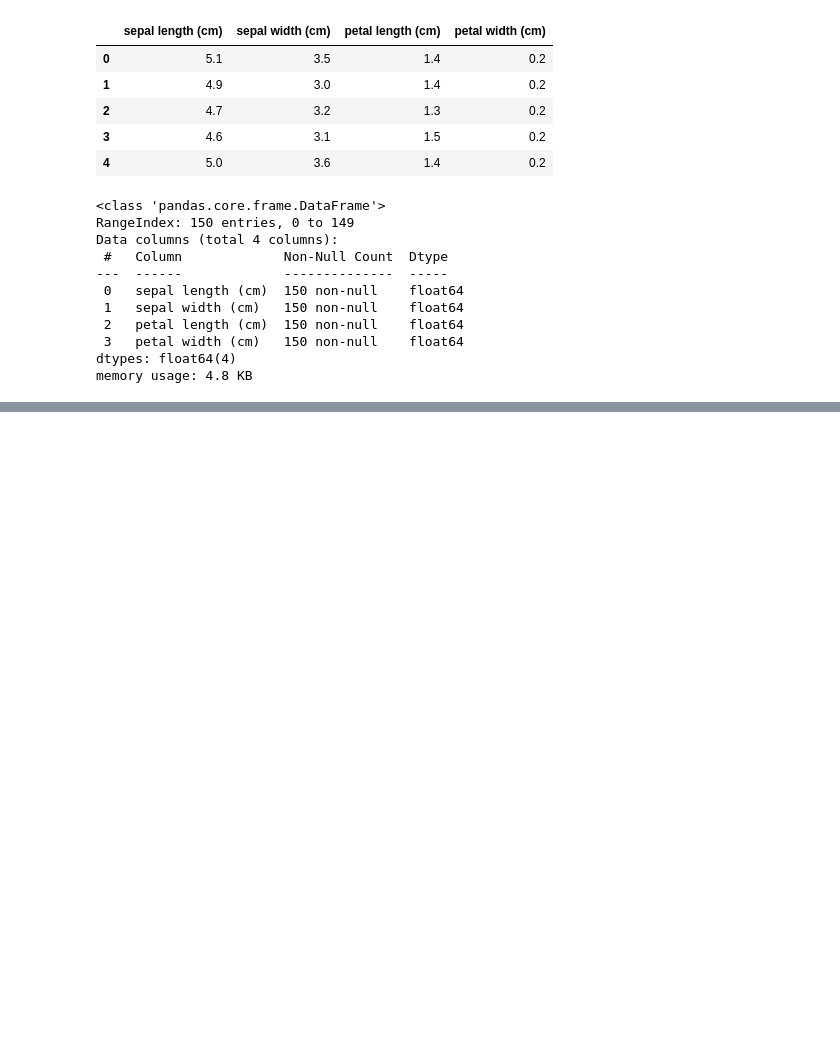
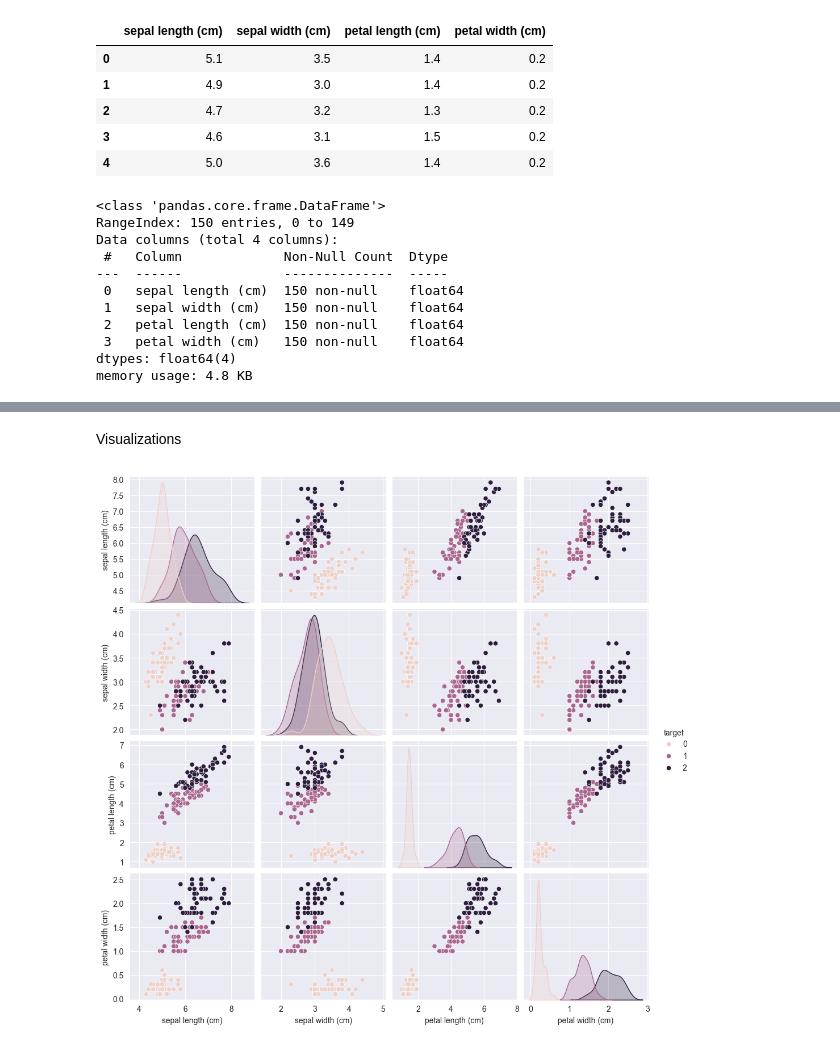
Before and after one commit to MrFanciful/ml-foundations-vol1-book, a Jupyter notebook: my_work/Chapter03/my_iris_classification_example.ipynb, the cells around one changed output, grey strips where cells are left out. Saved outputs shown, nothing was run; the diff lists cells and outputs as text; code cells hidden in the pictures; blank space fills up the shorter version.

```diff
--- a/my_work/Chapter03/my_iris_classification_example.ipynb
+++ b/my_work/Chapter03/my_iris_classification_example.ipynb
@@ -34,0 +51,9 @@ memory usage: 4.8 KB
+# %% [markdown]
+Visualizations
+# %%
+df = pd.concat([X, y], axis=1)
+sns.pairplot(df, hue='target')
+
+plt.savefig('figures/iris_pairplot.png', bbox_inches='tight')
+# %% [output]
+[figure, added]
```
Also changed, not shown: parts of 25 cells of this notebook, 1 other file.
